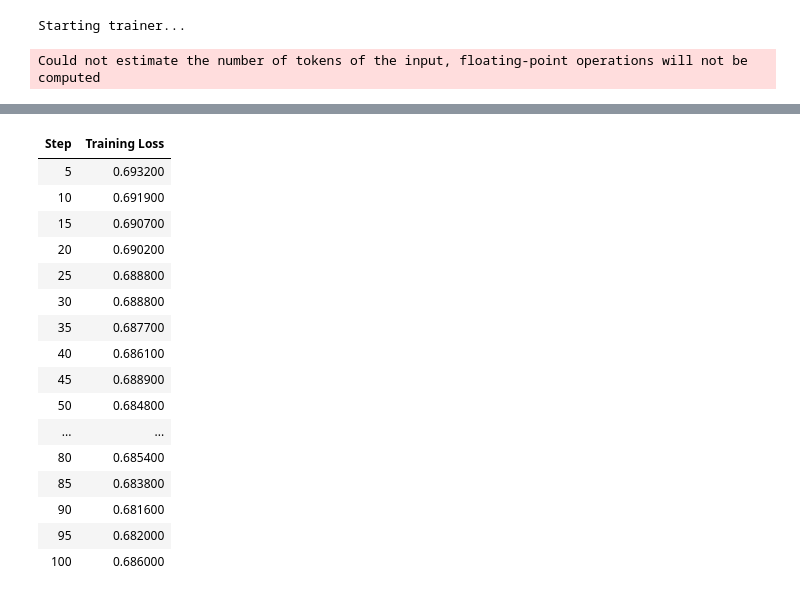
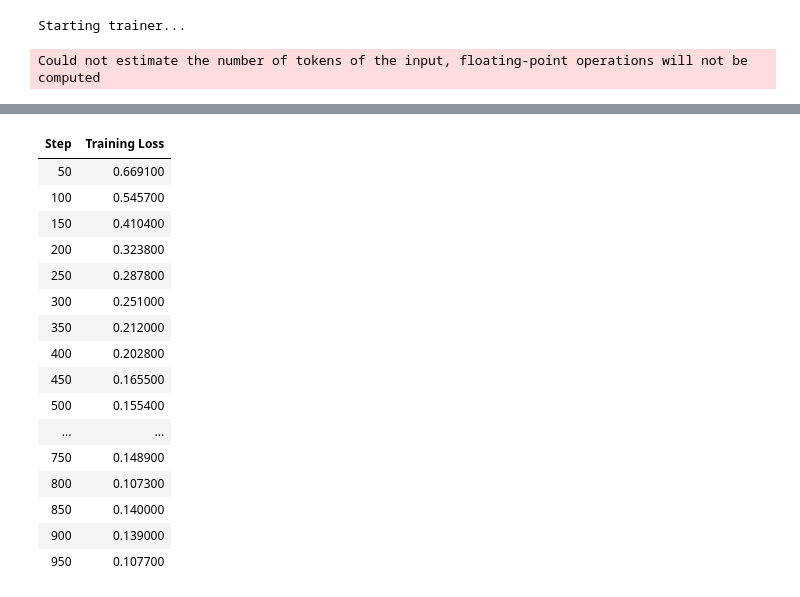
Before and after one commit to SeanGormann/llm_recovery, a Jupyter notebook: dpo_main.ipynb, the cells around one changed output, grey strips where cells are left out. Cells and saved outputs as stored; diff of their text form; code cells hidden in the pictures.

```diff
--- a/dpo_main.ipynb
+++ b/dpo_main.ipynb
@@ -55,5 +72,4 @@ base_model.config.use_cache = False
 tokenizer = AutoTokenizer.from_pretrained(model_path, trust_remote_code=True, token=access_token) #microsoft/phi-2
 tokenizer.pad_token = tokenizer.eos_token
 tokenizer.padding_side = "right"
-tokenizer.truncation_side = "left"
 output_dir = "/llm_recovery/"
@@ -119,0 +76,7 @@ DatasetDict({
+# %%
+dataset_path = '/llm_recovery/data_generation/dpo_dataset_v3.csv'   #'/llm_recovery/data_generation/dpo_dataset_v1.json'
+dataset = pd.read_csv(dataset_path)
+dataset = Dataset.from_pandas(dataset)
+train_test_split = dataset.train_test_split(test_size=0.01)
+dataset_dict = DatasetDict(train=train_test_split['train'], test=train_test_split['test'])
+print(dataset_dict)
@@ -257,7 +221,7 @@ Average Cosine Similarity: 0.46084226965904235
 from datasets import Dataset
 
 # Assuming dataset["train"] and dataset["test"] are your original datasets
-train_subset = dataset_dict["train"].shuffle(seed=42) #.select(range(8000))
+train_subset = dataset_dict["train"].shuffle(seed=42).select(range(8000))
 test_subset = dataset_dict["test"].shuffle(seed=42)
 
 # You can now use train_subset and test_subset for training and evaluation
@@ -350,8 +299,8 @@ eval_callback = EvaluateCallback(
     eval_function=evaluate_model_with_similarity,
     eval_dataset=test_subset,  # Assuming this is a slice of your dataset
     tokenizer=tokenizer,
-    num_samples=5,  # Adjust the number of samples for evaluation
-    eval_steps=10  # Evaluate every 50 steps, adjust as needed
+    num_samples=20,  # Adjust the number of samples for evaluation
+    eval_steps=100  # Evaluate every 50 steps, adjust as needed
 )
 # %%
 base_model
@@ -376,15 +325,12 @@ PhiForCausalLM(
 # %%
 
 # from https://github.com/mlabonne/llm-course/blob/main/Fine_tune_a_Mistral_7b_model_with_DPO.ipynb
-lora_dropout=0.05 #0.5
-lora_r=32 #
-lora_alpha=64 #
-learning_rate=1e-7 # 5e-4 5e-5
-batch_size = 4
-dpo_beta = 0.2 # 0.1
-weight_decay=0.01,  # Weight decay
-epochs = 1
-
+lora_dropout=0.1 #0.5
+lora_r=8 #
+lora_alpha=32 #
+learning_rate=1e-6 # 5e-4 5e-5
+batch_size = 3
+dpo_beta = 0.1 # 0.1
 
 def create_peft_config(model):
     peft_config = LoraConfig(
@@ -394,8 +340,7 @@ def create_peft_config(model):
         lora_alpha=lora_alpha,
         r=lora_r,
         bias="none",
-        #target_modules = ["q_proj", "k_proj", "v_proj", "o_proj", "gate_proj", "up_proj", "down_proj"], #decent results
-        target_modules = ["q_proj", "k_proj", "v_proj", "dense", "fc1", "fc2", "lm_head"] #, "o_proj", "gate_proj", "up_proj", "down_proj"],
+        target_modules = ["q_proj", "k_proj", "v_proj", "o_proj", "gate_proj", "up_proj", "down_proj"],
     )
 
     model = prepare_model_for_kbit_training(model)
@@ -411,18 +356,15 @@ training_args = TrainingArguments(
     output_dir=output_dir,
     per_device_train_batch_size=batch_size,
     learning_rate=learning_rate,
-    #weight_decay=weight_decay,
-    fp16=True,
-    gradient_accumulation_steps=8,
+
+    gradient_accumulation_steps=2,
     gradient_checkpointing=True,
-    warmup_steps=5,  #50
-    logging_steps=5,
-    log_level='debug',
-    num_train_epochs=epochs,
+    warmup_steps=50,  #50
+    logging_steps=50,
+    num_train_epochs=1,
     save_steps=1000,
     lr_scheduler_type="cosine",
     optim="paged_adamw_32bit",
-
 )
 
 trainer = DPOTrainer(
@@ -431,19 +373,15 @@ trainer = DPOTrainer(
     args=training_args,
     train_dataset=train_subset, # test_dataset dataset dataset["train"]
     #test_dataset=dataset["test"],
-    callbacks=[eval_callback,  MetricsLoggingCallback(), PushToGitHubCallback(output_dir=output_dir, commit_message="Update model checkpoint")],  # Add the custom callback
+    callbacks=[eval_callback, PushToGitHubCallback(output_dir=output_dir, commit_message="Update model checkpoint")],  # Add the custom callback
     tokenizer=tokenizer,
     peft_config=lora_config,
     beta=dpo_beta,
     max_prompt_length=1024, #changed from 1024
     max_length=1024, #1536
-    #loss_type="hinge",
 )
+
 
 print("Starting trainer...")
 trainer.train()
-
-#trainable params: 23,592,960 || all params: 2,803,276,800 || trainable%: 0.8416207775129448
-# r = 128 trainable params: 195,624,960 || all params: 2,975,308,800 || trainable%: 6.574946439172969
-#r32 a64 trainable params: 48,906,240 || all params: 2,828,590,080 || trainable%: 1.728997083946501
 # %% [output]
@@ -469,17 +396,17 @@ Could not estimate the number of tokens of the input, floating-point operations
 | Step | Training Loss |
-| 5 | 0.693200 |
-| 10 | 0.691900 |
-| 15 | 0.690700 |
-| 20 | 0.690200 |
-| 25 | 0.688800 |
-| 30 | 0.688800 |
-| 35 | 0.687700 |
-| 40 | 0.686100 |
-| 45 | 0.688900 |
-| 50 | 0.684800 |
+| 50 | 0.669100 |
+| 100 | 0.545700 |
+| 150 | 0.410400 |
+| 200 | 0.323800 |
+| 250 | 0.287800 |
+| 300 | 0.251000 |
+| 350 | 0.212000 |
+| 400 | 0.202800 |
+| 450 | 0.165500 |
+| 500 | 0.155400 |
 | ... | ... |
-| 80 | 0.685400 |
-| 85 | 0.683800 |
-| 90 | 0.681600 |
-| 95 | 0.682000 |
-| 100 | 0.686000 |
+| 750 | 0.148900 |
+| 800 | 0.107300 |
+| 850 | 0.140000 |
+| 900 | 0.139000 |
+| 950 | 0.107700 |
```
Also changed, not shown: parts of 16 cells of this notebook, 3 other files.
